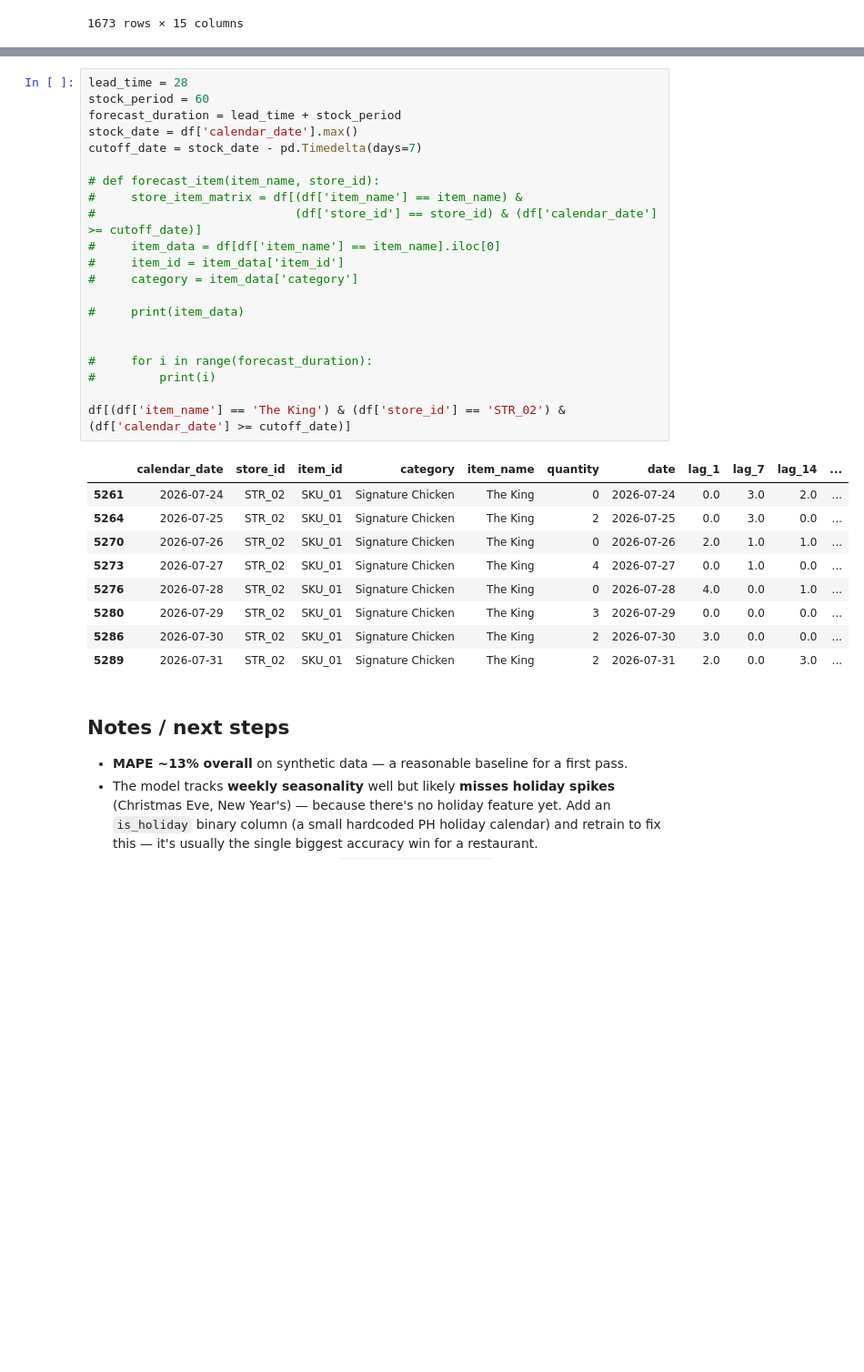
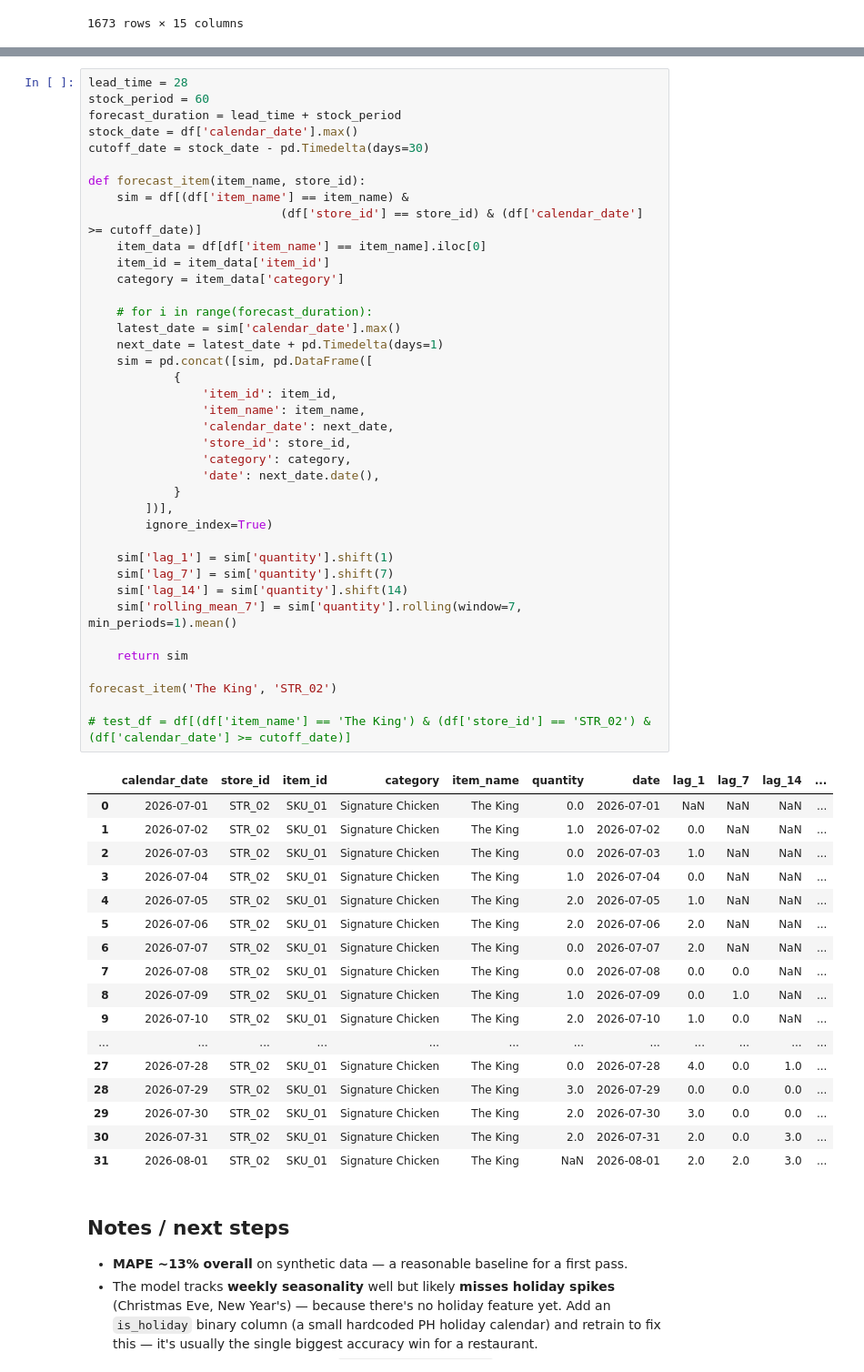
Before and after one commit to Reyal335/Monga-Sales-Forecasting-and-Analytics-App, a Jupyter notebook: ml/restaurant_demand_forecast_prototype.ipynb, the cells around one changed output, grey strips where cells are left out. Shown at 91% size. Cells and saved outputs as stored; diff of their text form; blank space fills up the shorter version.

```diff
--- a/ml/restaurant_demand_forecast_prototype.ipynb
+++ b/ml/restaurant_demand_forecast_prototype.ipynb
@@ -258,34 +259,60 @@ Timestamp('2026-07-31 00:00:00')
 # %%
 lead_time = 28
 stock_period = 60
 forecast_duration = lead_time + stock_period
 stock_date = df['calendar_date'].max()
-cutoff_date = stock_date - pd.Timedelta(days=7)
+cutoff_date = stock_date - pd.Timedelta(days=30)
 
-# def forecast_item(item_name, store_id):
-#     store_item_matrix = df[(df['item_name'] == item_name) &
-#                            (df['store_id'] == store_id) & (df['calendar_date'] >= cutoff_date)]
-#     item_data = df[df['item_name'] == item_name].iloc[0]
-#     item_id = item_data['item_id']
-#     category = item_data['category']
+def forecast_item(item_name, store_id):
+    sim = df[(df['item_name'] == item_name) &
+                           (df['store_id'] == store_id) & (df['calendar_date'] >= cutoff_date)]
+    item_data = df[df['item_name'] == item_name].iloc[0]
+    item_id = item_data['item_id']
+    category = item_data['category']
 
-#     print(item_data)
+    # for i in range(forecast_duration):
+    latest_date = sim['calendar_date'].max()
+    next_date = latest_date + pd.Timedelta(days=1)
+    sim = pd.concat([sim, pd.DataFrame([
+            {
+                'item_id': item_id,
+                'item_name': item_name,
+                'calendar_date': next_date,
+                'store_id': store_id,
+                'category': category,
+                'date': next_date.date(),
+            }
+        ])],
+        ignore_index=True)
 
+    sim['lag_1'] = sim['quantity'].shift(1)
+    sim['lag_7'] = sim['quantity'].shift(7)
+    sim['lag_14'] = sim['quantity'].shift(14)
+    sim['rolling_mean_7'] = sim['quantity'].rolling(window=7, min_periods=1).mean()
 
-#     for i in range(forecast_duration):
-#         print(i)
+    return sim
 
-df[(df['item_name'] == 'The King') & (df['store_id'] == 'STR_02') & (df['calendar_date'] >= cutoff_date)]
+forecast_item('The King', 'STR_02')
+
+# test_df = df[(df['item_name'] == 'The King') & (df['store_id'] == 'STR_02') & (df['calendar_date'] >= cutoff_date)]
 # %% [output]
 |  | calendar_date | store_id | item_id | category | item_name | quantity | date | lag_1 | lag_7 | lag_14 | ... |
-| 5261 | 2026-07-24 | STR_02 | SKU_01 | Signature Chicken | The King | 0 | 2026-07-24 | 0.0 | 3.0 | 2.0 | ... |
-| 5264 | 2026-07-25 | STR_02 | SKU_01 | Signature Chicken | The King | 2 | 2026-07-25 | 0.0 | 3.0 | 0.0 | ... |
-| 5270 | 2026-07-26 | STR_02 | SKU_01 | Signature Chicken | The King | 0 | 2026-07-26 | 2.0 | 1.0 | 1.0 | ... |
-| 5273 | 2026-07-27 | STR_02 | SKU_01 | Signature Chicken | The King | 4 | 2026-07-27 | 0.0 | 1.0 | 0.0 | ... |
-| 5276 | 2026-07-28 | STR_02 | SKU_01 | Signature Chicken | The King | 0 | 2026-07-28 | 4.0 | 0.0 | 1.0 | ... |
-| 5280 | 2026-07-29 | STR_02 | SKU_01 | Signature Chicken | The King | 3 | 2026-07-29 | 0.0 | 0.0 | 0.0 | ... |
-| 5286 | 2026-07-30 | STR_02 | SKU_01 | Signature Chicken | The King | 2 | 2026-07-30 | 3.0 | 0.0 | 0.0 | ... |
-| 5289 | 2026-07-31 | STR_02 | SKU_01 | Signature Chicken | The King | 2 | 2026-07-31 | 2.0 | 0.0 | 3.0 | ... |
+| 0 | 2026-07-01 | STR_02 | SKU_01 | Signature Chicken | The King | 0.0 | 2026-07-01 | NaN | NaN | NaN | ... |
+| 1 | 2026-07-02 | STR_02 | SKU_01 | Signature Chicken | The King | 1.0 | 2026-07-02 | 0.0 | NaN | NaN | ... |
+| 2 | 2026-07-03 | STR_02 | SKU_01 | Signature Chicken | The King | 0.0 | 2026-07-03 | 1.0 | NaN | NaN | ... |
+| 3 | 2026-07-04 | STR_02 | SKU_01 | Signature Chicken | The King | 1.0 | 2026-07-04 | 0.0 | NaN | NaN | ... |
+| 4 | 2026-07-05 | STR_02 | SKU_01 | Signature Chicken | The King | 2.0 | 2026-07-05 | 1.0 | NaN | NaN | ... |
+| 5 | 2026-07-06 | STR_02 | SKU_01 | Signature Chicken | The King | 2.0 | 2026-07-06 | 2.0 | NaN | NaN | ... |
+| 6 | 2026-07-07 | STR_02 | SKU_01 | Signature Chicken | The King | 0.0 | 2026-07-07 | 2.0 | NaN | NaN | ... |
+| 7 | 2026-07-08 | STR_02 | SKU_01 | Signature Chicken | The King | 0.0 | 2026-07-08 | 0.0 | 0.0 | NaN | ... |
+| 8 | 2026-07-09 | STR_02 | SKU_01 | Signature Chicken | The King | 1.0 | 2026-07-09 | 0.0 | 1.0 | NaN | ... |
+| 9 | 2026-07-10 | STR_02 | SKU_01 | Signature Chicken | The King | 2.0 | 2026-07-10 | 1.0 | 0.0 | NaN | ... |
+| ... | ... | ... | ... | ... | ... | ... | ... | ... | ... | ... | ... |
+| 27 | 2026-07-28 | STR_02 | SKU_01 | Signature Chicken | The King | 0.0 | 2026-07-28 | 4.0 | 0.0 | 1.0 | ... |
+| 28 | 2026-07-29 | STR_02 | SKU_01 | Signature Chicken | The King | 3.0 | 2026-07-29 | 0.0 | 0.0 | 0.0 | ... |
+| 29 | 2026-07-30 | STR_02 | SKU_01 | Signature Chicken | The King | 2.0 | 2026-07-30 | 3.0 | 0.0 | 0.0 | ... |
+| 30 | 2026-07-31 | STR_02 | SKU_01 | Signature Chicken | The King | 2.0 | 2026-07-31 | 2.0 | 0.0 | 3.0 | ... |
+| 31 | 2026-08-01 | STR_02 | SKU_01 | Signature Chicken | The King | NaN | 2026-08-01 | 2.0 | 2.0 | 3.0 | ... |
 # %% [markdown]
 ## Notes / next steps
 
```
Also changed, not shown: parts of 1 cell of this notebook.
